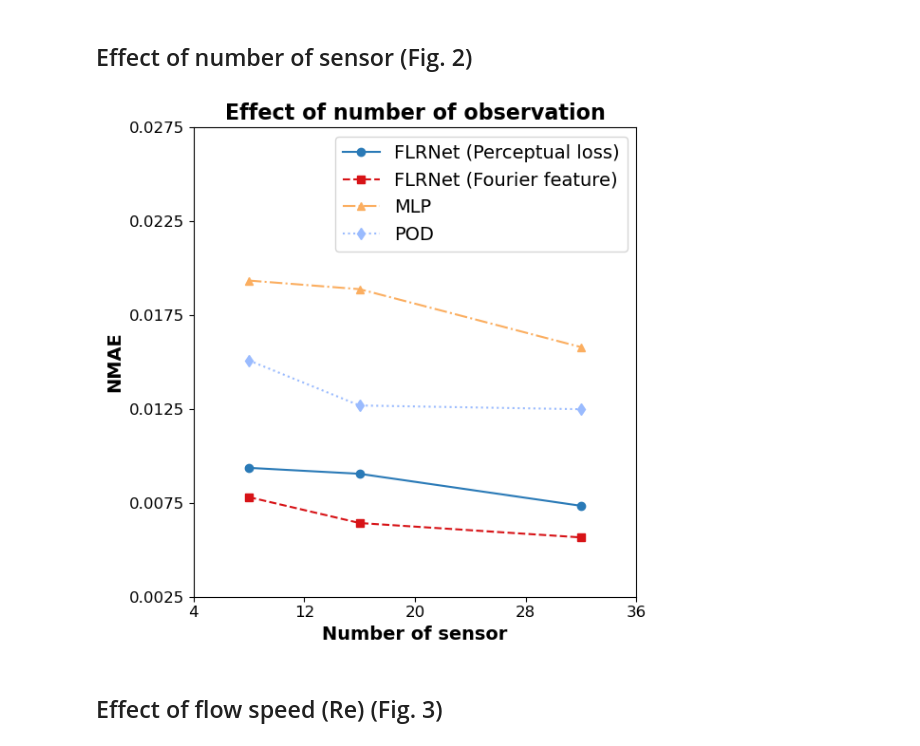
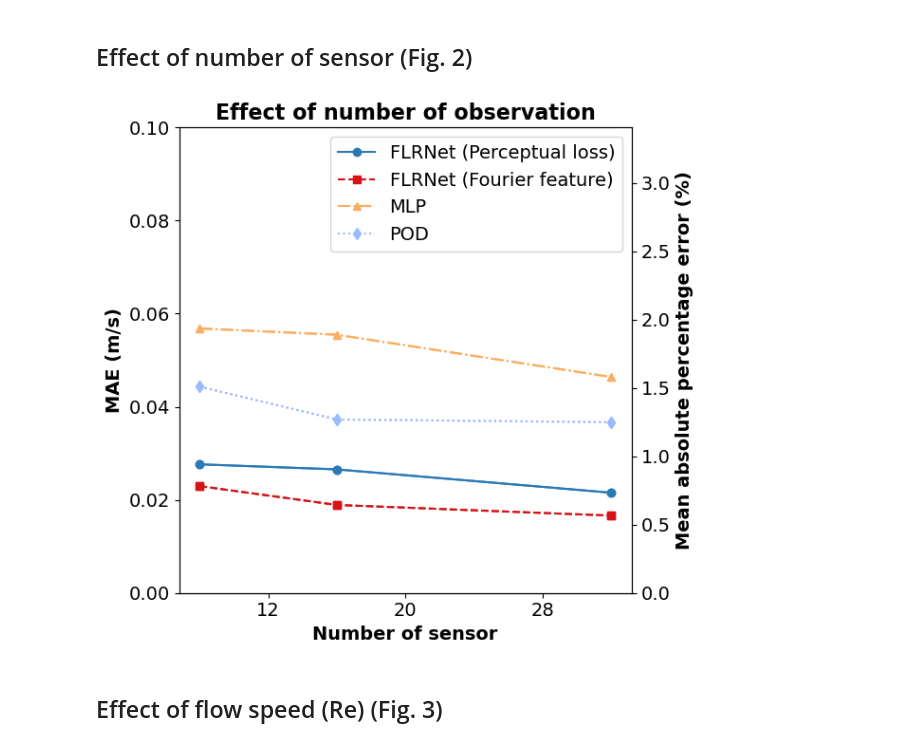
Before and after one commit to hphong1990/flrnet, a Jupyter notebook: validation_nb.ipynb, the cells around one changed output. Saved outputs shown, nothing was run; the diff lists cells and outputs as text; code cells hidden in the pictures.

Commit message:
update result for fourier training

```diff
--- a/validation_nb.ipynb
+++ b/validation_nb.ipynb
@@ -235,6 +242,13 @@ flr_net = np.array(flr_net)
 flr_net_fourier = np.array(flr_net_fourier)
 mlp = np.array(mlp)
 pod = np.array(pod)
+
+# denormalize
+gt_data = gt_data*(max_val - min_val) + min_val
+flr_net = flr_net*(max_val - min_val) + min_val
+flr_net_fourier = flr_net_fourier*(max_val - min_val) + min_val
+mlp = mlp*(max_val - min_val) + min_val
+pod = pod*(max_val - min_val) + min_val
 # %%
 gt_data.shape
 # %% [output]
@@ -278,47 +303,69 @@ gt_data.shape
 # Here, we'll create sample data for demonstration purposes
 x = [8, 16, 32]  # X-axis values from 0 to 10
 color = ['#2A7AB7', '#D71317','#FBAE60','#9ABBFE','#87C01B',]
+mae_vae = np.mean(np.abs(gt_data-flr_net), axis = (1,2,3,4,5))
+mae_fou = np.mean(np.abs(gt_data-flr_net_fourier), axis = (1,2,3,4,5))
+mae_mlp = np.mean(np.abs(gt_data-mlp), axis = (1,2,3,4,5))
+mae_pod = np.mean(np.abs(gt_data-pod), axis = (1,2,3,4,5))
 
 # # Generate four different y datasets
 # y1 = np.sin(x)              # Line 1: Sine wave
 # y2 = np.cos(x)              # Line 2: Cosine wave
 # y3 = np.sin(x) + np.cos(x)  # Line 3: Sum of sine and cosine
 # y4 = np.sin(2 * x)          # Line 4: Sine wave with double frequency
 
 # Create a figure and axis
-plt.figure(figsize=(6, 6))  # Set the figure size (optional)
+fig, ax1 = plt.subplots(figsize=(6.5, 6))  # Set the figure size (optional)
 
 # Plot each line with different styles
-plt.plot(x, mae_vae, label='FLRNet (Perceptual loss)', color=color[0], linestyle='-', linewidth=1.5,marker='o')
-plt.plot(x, mae_fou, label='FLRNet (Fourier feature)', color=color[1], linestyle='--', linewidth=1.5, marker='s')
-plt.plot(x, mae_mlp, label='MLP', color=color[2], linestyle='-.', linewidth=1.5, marker='^')
-plt.plot(x, mae_pod, label='POD', color=color[3], linestyle=':', linewidth=1.5, marker='d')
-
+ax1.plot(x, mae_vae, label='FLRNet (Perceptual loss)', color=color[0], linestyle='-', linewidth=1.5,marker='o')
+ax1.plot(x, mae_fou, label='FLRNet (Fourier feature)', color=color[1], linestyle='--', linewidth=1.5, marker='s')
+ax1.plot(x, mae_mlp, label='MLP', color=color[2], linestyle='-.', linewidth=1.5, marker='^')
+ax1.plot(x, mae_pod, label='POD', color=color[3], linestyle=':', linewidth=1.5, marker='d')
+# ax1.set_ylim()
 # Add titles and labels
 plt.title('Effect of number of observation', fontsize=16, weight='bold')
 plt.xlabel('Number of sensor', fontsize=14,weight='bold')
-plt.ylabel('NMAE', fontsize=14,weight='bold')
+plt.ylabel('MAE (m/s)', fontsize=14,weight='bold')
 
 # Add a legend
 plt.legend(loc='upper right', fontsize=14)
 
 
 # plt.axis('square')
 # Add grid for better readability (optional)
 # plt.grid(True, which='both', linestyle='--', linewidth=0.5, alpha=0.7)
 
 # Customize the ticks (optional)
-plt.xticks(np.arange(4, 44, 8),fontsize=12)  # X-axis ticks from 0 to 10
-plt.yticks(np.arange(0.0025, 0.03, 0.005),fontsize=12)  # Y-axis ticks from -2 to 2
+plt.xticks(np.arange(4, 44, 8), fontsize=12)  # X-axis ticks from 0 to 10
+plt.yticks(np.arange(0, 0.12, 0.02), fontsize=12)  # Y-axis ticks from -2 to 2
+ax1.tick_params(axis='both', which='major', labelsize=14)
 
+# Create the second y-axis for percentage representation
+ax2 = ax1.twinx()
+
+# Plot the same data but as percentages on the secondary y-axis
+ax2.plot(x, mae_vae/max_val * 100, color=color[0], linestyle='-', linewidth=1.5,marker='o')
+ax2.plot(x, mae_fou/max_val * 100, color=color[1], linestyle='--', linewidth=1.5, marker='s')
+ax2.plot(x, mae_mlp/max_val * 100, color=color[2], linestyle='-.', linewidth=1.5, marker='^')
+ax2.plot(x, mae_pod/max_val * 100, color=color[3], linestyle=':', linewidth=1.5, marker='d')
+
+# ax2.plot(x, percentage_vae, color='green', linestyle='--', label='Percentage')
+ax2.set_ylabel('Mean absolute percentage error (%)', color='black', fontsize=14, weight = 'bold')
+ax2.tick_params(axis='y', labelcolor='black')
+ax2.set_ylim([0, 0.1/max_val * 100])
+ax2.tick_params(axis='both', which='major', labelsize=14)
+
+# ax2.set_yticks(fontsize=12)
 # Tight layout for better spacing
 plt.tight_layout()
 # plt.squar
 
 # Display the plot
+plt.savefig('no_of_sensor_effect.pdf')
 plt.show()
 # %% [output]
-[figure, old version]
+[figure, new version]
 # %% [markdown]
 ## Effect of flow speed (Re) (Fig. 3)
 # %%
```
Also changed, not shown: parts of 12 cells of this notebook, 5 other files.
